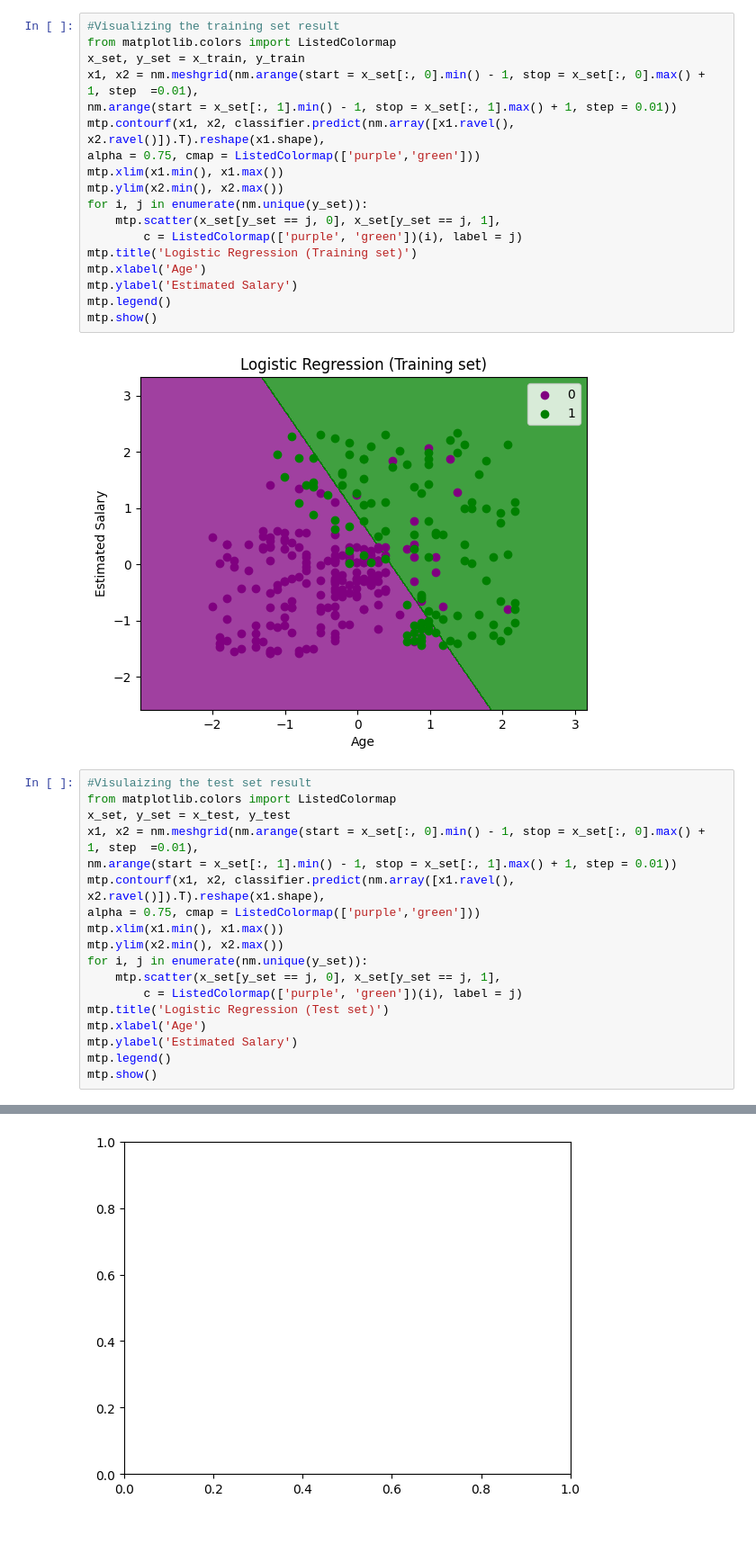
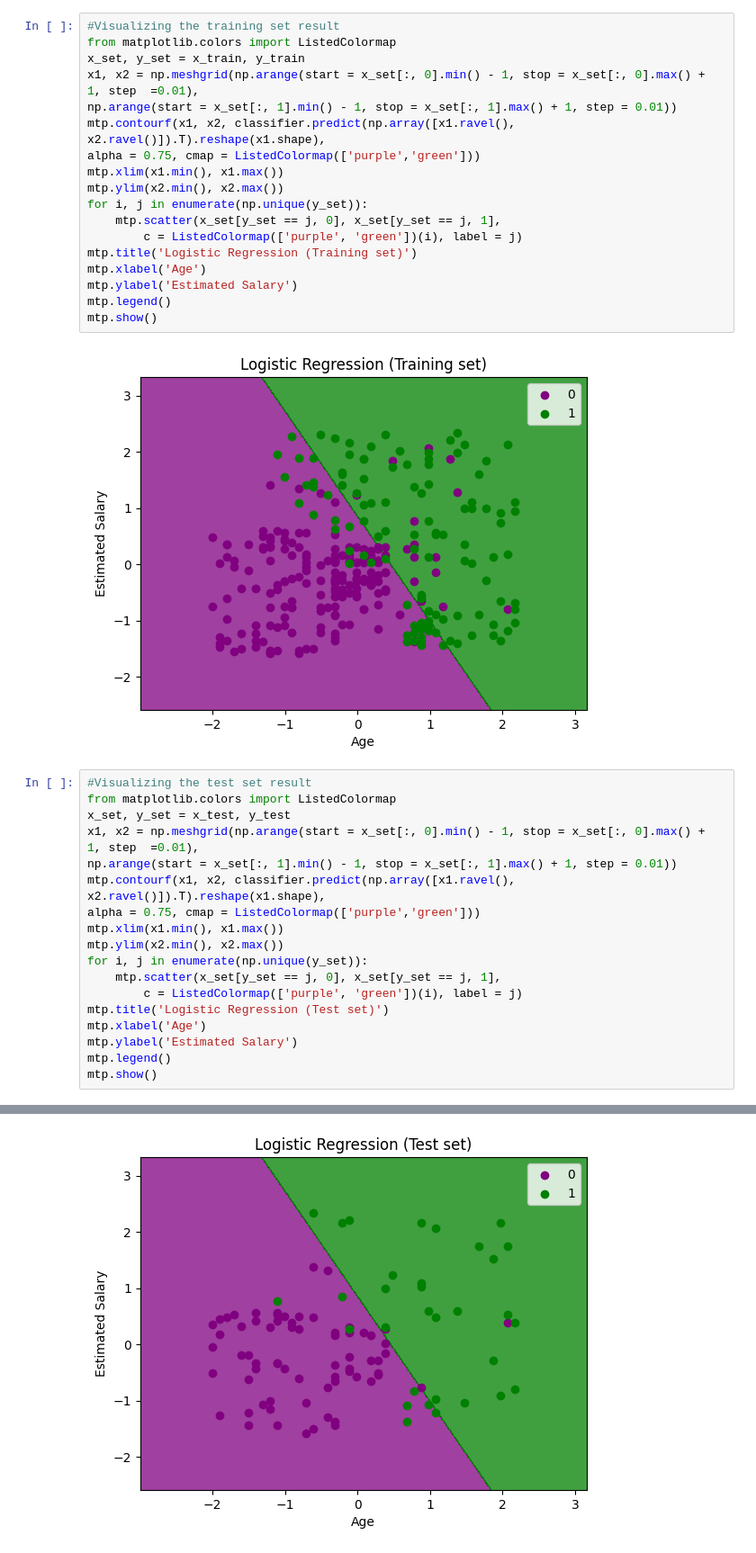
Before and after one commit to Kaushil7/MLPractice, a Jupyter notebook: logistic_regression.ipynb, the cells around one changed output, grey strips where cells are left out. Shown at 90% size. Cells and saved outputs as stored; diff of their text form; blank space fills up the shorter version.

```diff
--- a/logistic_regression.ipynb
+++ b/logistic_regression.ipynb
@@ -43,13 +43,13 @@ array([[65,  3],
 #Visualizing the training set result
 from matplotlib.colors import ListedColormap
 x_set, y_set = x_train, y_train
-x1, x2 = nm.meshgrid(nm.arange(start = x_set[:, 0].min() - 1, stop = x_set[:, 0].max() + 1, step  =0.01),
-nm.arange(start = x_set[:, 1].min() - 1, stop = x_set[:, 1].max() + 1, step = 0.01))
-mtp.contourf(x1, x2, classifier.predict(nm.array([x1.ravel(), x2.ravel()]).T).reshape(x1.shape),
+x1, x2 = np.meshgrid(np.arange(start = x_set[:, 0].min() - 1, stop = x_set[:, 0].max() + 1, step  =0.01),
+np.arange(start = x_set[:, 1].min() - 1, stop = x_set[:, 1].max() + 1, step = 0.01))
+mtp.contourf(x1, x2, classifier.predict(np.array([x1.ravel(), x2.ravel()]).T).reshape(x1.shape),
 alpha = 0.75, cmap = ListedColormap(['purple','green']))
 mtp.xlim(x1.min(), x1.max())
 mtp.ylim(x2.min(), x2.max())
-for i, j in enumerate(nm.unique(y_set)):
+for i, j in enumerate(np.unique(y_set)):
     mtp.scatter(x_set[y_set == j, 0], x_set[y_set == j, 1],
         c = ListedColormap(['purple', 'green'])(i), label = j)
 mtp.title('Logistic Regression (Training set)')
@@ -60,16 +60,16 @@ mtp.show()
 # %% [output]
 [figure]
 # %%
-#Visulaizing the test set result
+#Visualizing the test set result
 from matplotlib.colors import ListedColormap
 x_set, y_set = x_test, y_test
-x1, x2 = nm.meshgrid(nm.arange(start = x_set[:, 0].min() - 1, stop = x_set[:, 0].max() + 1, step  =0.01),
-nm.arange(start = x_set[:, 1].min() - 1, stop = x_set[:, 1].max() + 1, step = 0.01))
-mtp.contourf(x1, x2, classifier.predict(nm.array([x1.ravel(), x2.ravel()]).T).reshape(x1.shape),
+x1, x2 = np.meshgrid(np.arange(start = x_set[:, 0].min() - 1, stop = x_set[:, 0].max() + 1, step  =0.01),
+np.arange(start = x_set[:, 1].min() - 1, stop = x_set[:, 1].max() + 1, step = 0.01))
+mtp.contourf(x1, x2, classifier.predict(np.array([x1.ravel(), x2.ravel()]).T).reshape(x1.shape),
 alpha = 0.75, cmap = ListedColormap(['purple','green']))
 mtp.xlim(x1.min(), x1.max())
 mtp.ylim(x2.min(), x2.max())
-for i, j in enumerate(nm.unique(y_set)):
+for i, j in enumerate(np.unique(y_set)):
     mtp.scatter(x_set[y_set == j, 0], x_set[y_set == j, 1],
         c = ListedColormap(['purple', 'green'])(i), label = j)
 mtp.title('Logistic Regression (Test set)')
@@ -82 +81 @@ ValueError: 'purple' is not a valid color value.
-[figure, old version]
+[figure, new version]
```
Also changed, not shown: parts of 2 cells of this notebook, 2 other files.
